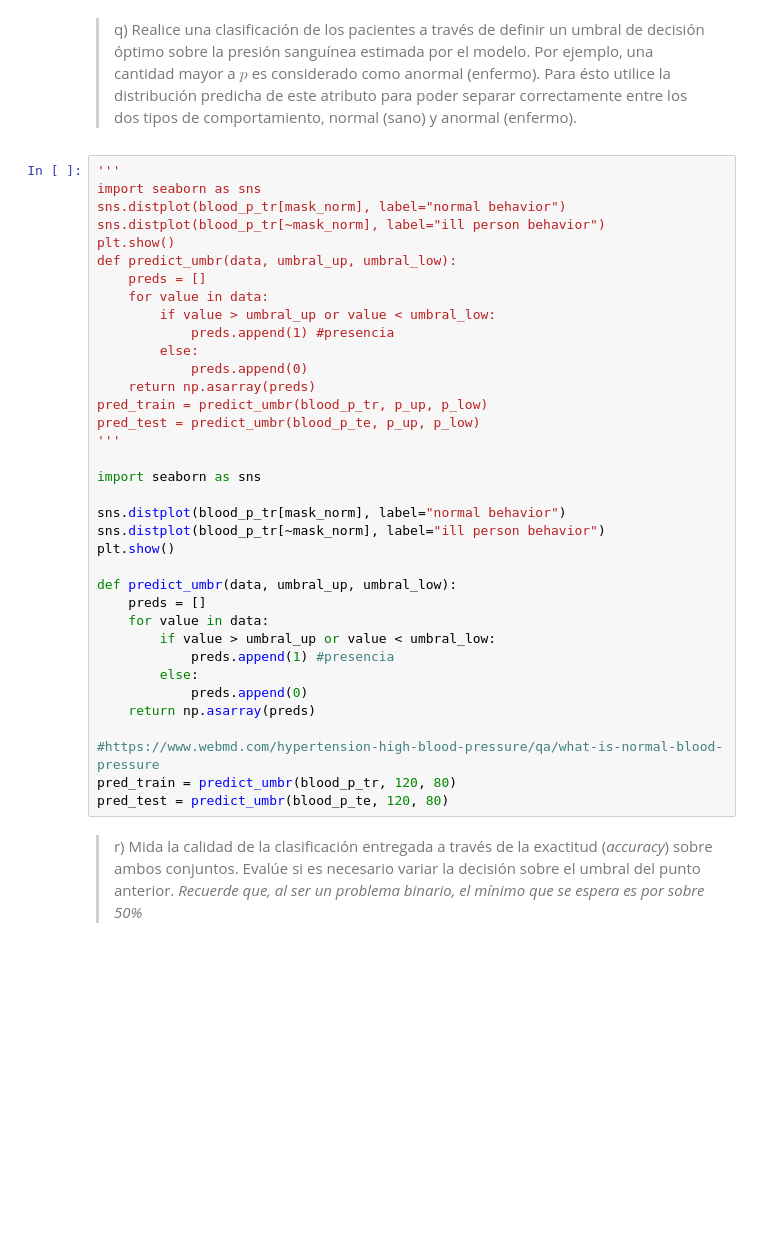
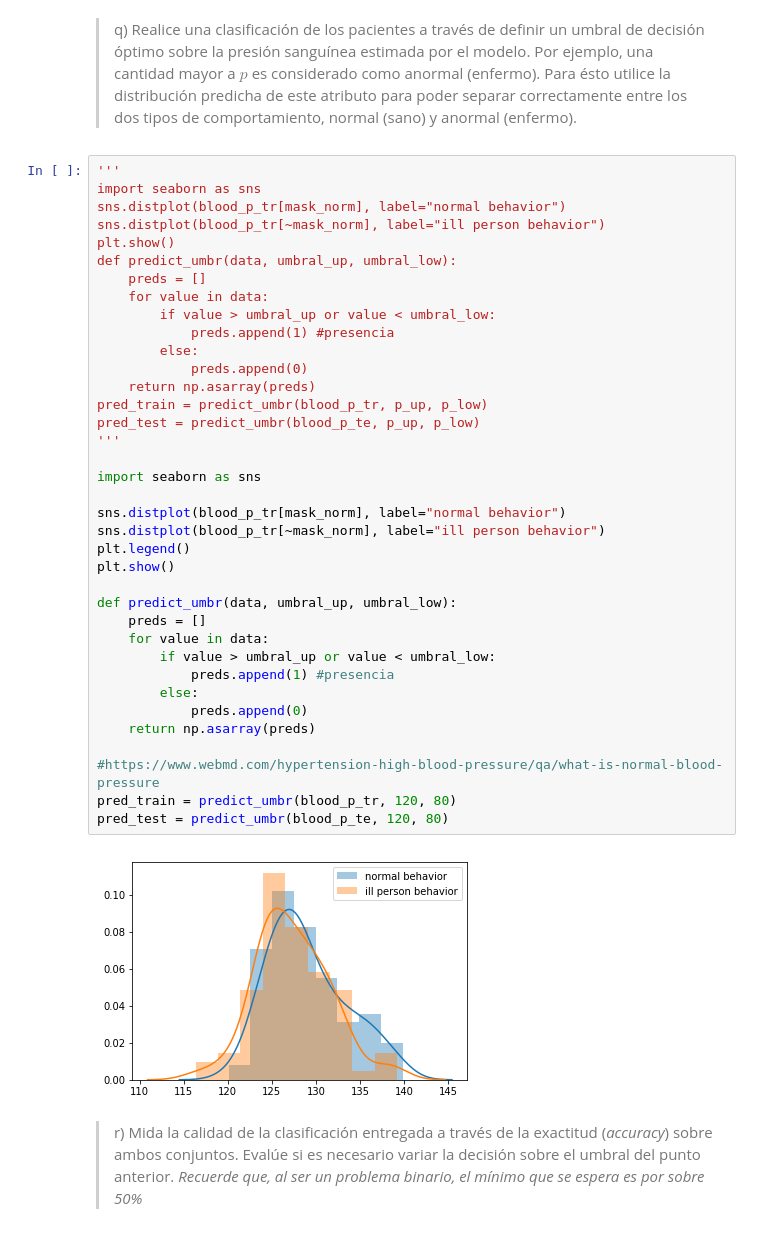
Before and after one commit to Sebaatd/MachineLearning-T1, a Jupyter notebook: Enunciado.ipynb, the cells around one changed output. Drawn from its saved outputs; the diff is of its cells as text; blank space fills up the shorter version.

```diff
--- a/Enunciado.ipynb
+++ b/Enunciado.ipynb
@@ -447,33 +572,36 @@ plt.show()
 def predict_umbr(data, umbral_up, umbral_low):
     preds = []
     for value in data:
         if value > umbral_up or value < umbral_low:
             preds.append(1) #presencia
         else:
             preds.append(0)
     return np.asarray(preds)
 pred_train = predict_umbr(blood_p_tr, p_up, p_low)
 pred_test = predict_umbr(blood_p_te, p_up, p_low)
 '''
 
 import seaborn as sns
 
 sns.distplot(blood_p_tr[mask_norm], label="normal behavior")
 sns.distplot(blood_p_tr[~mask_norm], label="ill person behavior")
+plt.legend()
 plt.show()
 
 def predict_umbr(data, umbral_up, umbral_low):
     preds = []
     for value in data:
         if value > umbral_up or value < umbral_low:
             preds.append(1) #presencia
         else:
             preds.append(0)
     return np.asarray(preds)
 
 #https://www.webmd.com/hypertension-high-blood-pressure/qa/what-is-normal-blood-pressure
 pred_train = predict_umbr(blood_p_tr, 120, 80)
 pred_test = predict_umbr(blood_p_te, 120, 80)
+# %% [output]
+[figure, added]
 # %% [markdown]
 > r) Mida la calidad de la clasificación entregada a través de la exactitud (*accuracy*) sobre ambos conjuntos. Evalúe si es necesario variar la decisión sobre el umbral del punto anterior. *Recuerde que, al ser un problema binario, el mínimo que se espera es por sobre 50\%*
 # %%
```
Also changed, not shown: parts of 21 cells of this notebook, 4 other files.
